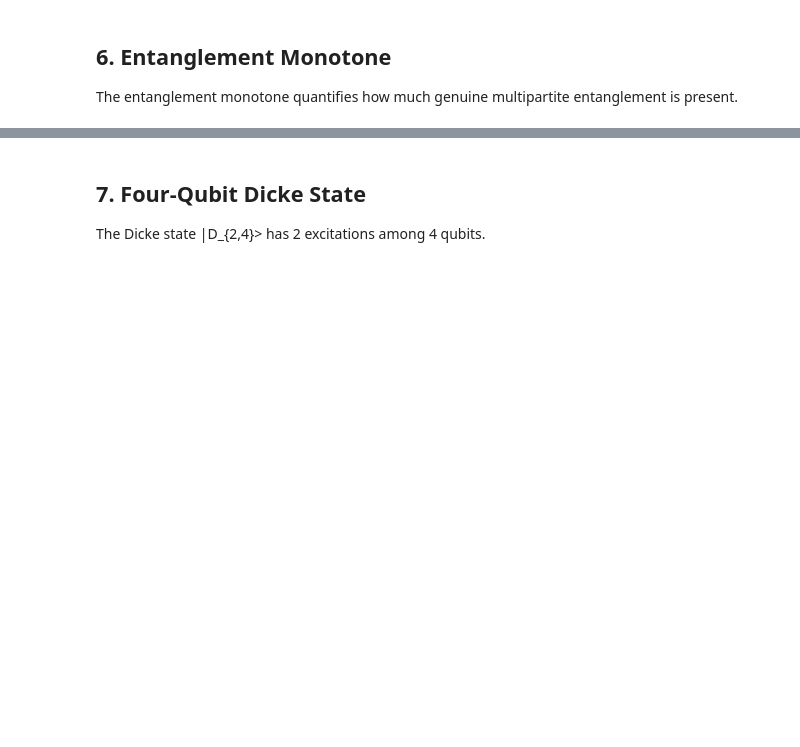
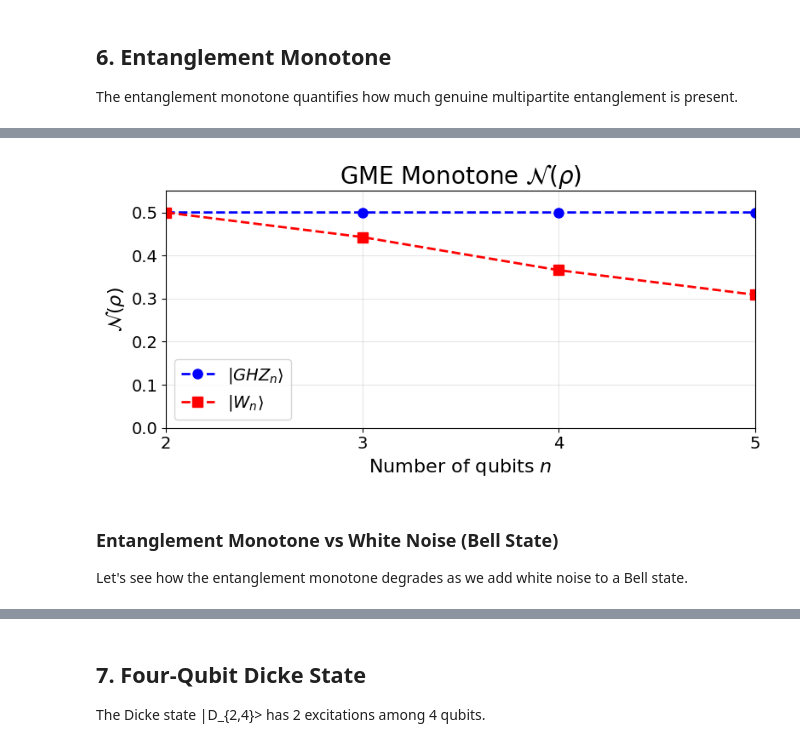
Before and after one commit to Waterbird20/LabMeeting, a Jupyter notebook: Meeting_260127/src/simulation/pptmixer_examples.ipynb, the cells around one changed output, grey strips where cells are left out. Cells and saved outputs as stored; diff of their text form; code cells hidden in the pictures; blank space fills up the shorter version.

```diff
--- a/Meeting_260127/src/simulation/pptmixer_examples.ipynb
+++ b/Meeting_260127/src/simulation/pptmixer_examples.ipynb
@@ -224,0 +269,29 @@ W3  : 0.4428
+# %%
+# Plot entanglement monotone vs number of qubits
+fig, ax = plt.subplots(figsize=(8, 4))
+
+ax.plot(list(qubit_range), entmon_ghz, 'b--o', label=r'$|GHZ_n\rangle$', markersize=8, linewidth=2)
+ax.plot(list(qubit_range), entmon_w, 'r--s', label=r'$|W_n\rangle$', markersize=8, linewidth=2)
+
+ax.set_xlabel('Number of qubits $n$', fontsize=16)
+ax.set_ylabel(r'$\mathcal{N}(\rho)$', fontsize=16)
+ax.set_title(r'GME Monotone $\mathcal{N}(\rho)$', fontsize=20)
+ax.tick_params(labelsize=14, which="both")
+ax.set_xticks(list(qubit_range))
+
+ax.set_ylim(0, 0.55)
+ax.set_xlim(2, 5)
+ax.legend(fontsize=14)
+ax.grid(True, alpha=0.3)
+
+
+plt.tight_layout()
+fig.savefig("../Presentation/media/images/Entanglement_Monotone_Scaling.svg")
+fig.savefig("../Presentation/media/images/Entanglement_Monotone_Scaling.png", dpi=600)
+plt.show()
+# %% [output]
+[figure, added]
+# %% [markdown]
+### Entanglement Monotone vs White Noise (Bell State)
+
+Let's see how the entanglement monotone degrades as we add white noise to a Bell state.
```
Also changed, not shown: parts of 6 cells of this notebook, 8 other files.
